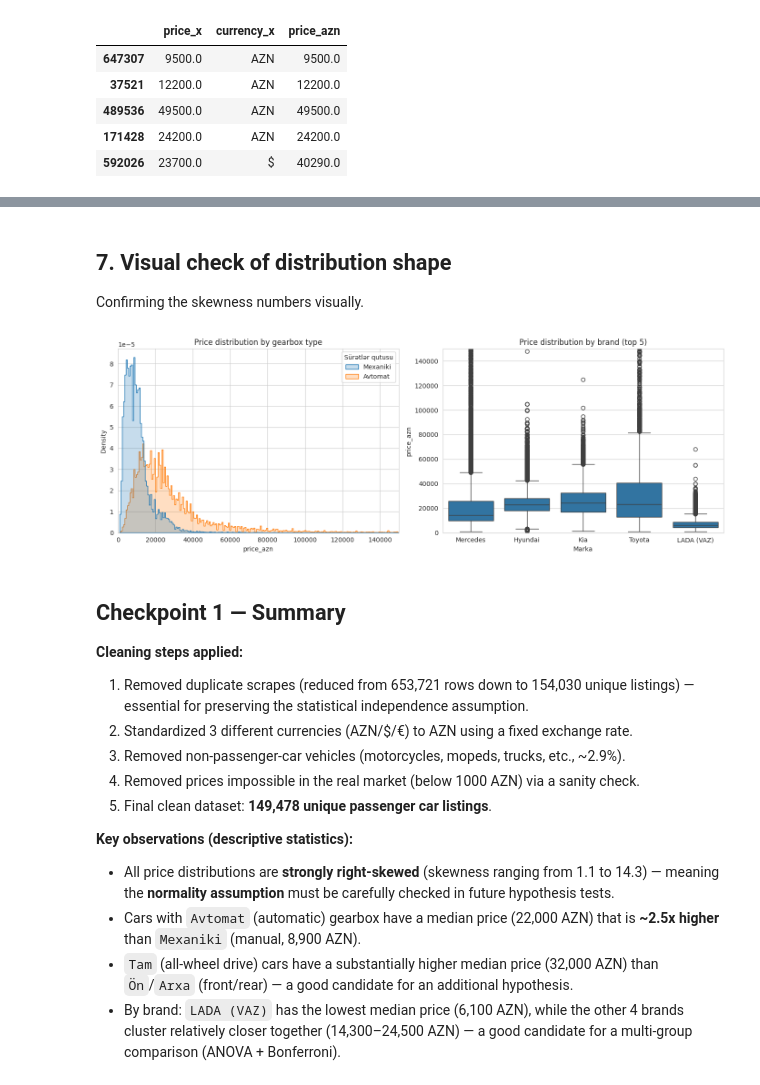
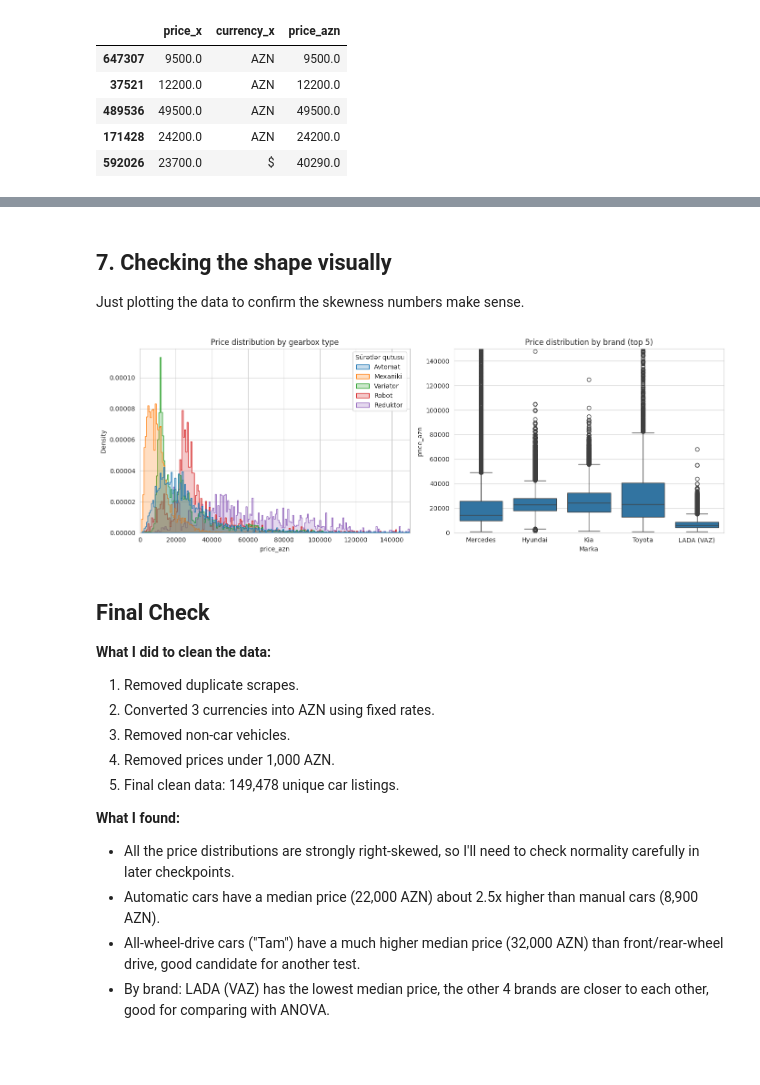
Before and after one commit to SaidaBayramova/DevJoint_DataScience, a Jupyter notebook: Week2_Tasks/Week2_Checkpoint1_Descriptive_Stats.ipynb, the cells around one changed output, grey strips where cells are left out. Drawn from its saved outputs; the diff is of its cells as text; code cells hidden in the pictures; blank space fills up the shorter version.

```diff
--- a/Week2_Tasks/Week2_Checkpoint1_Descriptive_Stats.ipynb
+++ b/Week2_Tasks/Week2_Checkpoint1_Descriptive_Stats.ipynb
@@ -178,42 +229,41 @@ Top 5 most common brands: ['Mercedes', 'Hyundai', 'Kia', 'Toyota', 'LADA (VAZ)']
 # %% [markdown]
-## 7. Visual check of distribution shape
+## 7. Checking the shape visually
 
-Confirming the skewness numbers visually.
+Just plotting the data to confirm the skewness numbers make sense.
 # %%
 import matplotlib.pyplot as plt
 import seaborn as sns
 
 sns.set_style("whitegrid")
 
 fig, axes = plt.subplots(1, 2, figsize=(14, 5))
 
 sns.histplot(data=df_clean, x="price_azn", hue="Sürətlər qutusu",
-             element="step", stat="density", common_norm=False, ax=axes[0],
-             hue_order=["Mexaniki", "Avtomat"] if "Mexaniki" in df_clean["Sürətlər qutusu"].unique() else None)
+             element="step", stat="density", common_norm=False, ax=axes[0])
 axes[0].set_xlim(0, 150000)
 axes[0].set_title("Price distribution by gearbox type")
 
 sns.boxplot(data=df_clean[df_clean["Marka"].isin(top5_brands)], x="Marka", y="price_azn",
             order=top5_brands, ax=axes[1])
 axes[1].set_ylim(0, 150000)
 axes[1].set_title("Price distribution by brand (top 5)")
 
 plt.tight_layout()
 plt.show()
 # %% [output]
-[figure, old version]
+[figure, new version]
 # %% [markdown]
-## Checkpoint 1 — Summary
+## Final Check
 
-**Cleaning steps applied:**
-1. Removed duplicate scrapes (reduced from 653,721 rows down to 154,030 unique listings) — essential for preserving the statistical independence assumption.
-2. Standardized 3 different currencies (AZN/$/€) to AZN using a fixed exchange rate.
-3. Removed non-passenger-car vehicles (motorcycles, mopeds, trucks, etc., ~2.9%).
-4. Removed prices impossible in the real market (below 1000 AZN) via a sanity check.
-5. Final clean dataset: **149,478 unique passenger car listings**.
+**What I did to clean the data:**
+1. Removed duplicate scrapes.
+2. Converted 3 currencies into AZN using fixed rates.
+3. Removed non-car vehicles.
+4. Removed prices under 1,000 AZN.
+5. Final clean data: 149,478 unique car listings.
 
-**Key observations (descriptive statistics):**
-- All price distributions are **strongly right-skewed** (skewness ranging from 1.1 to 14.3) — meaning the **normality assumption** must be carefully checked in future hypothesis tests.
-- Cars with `Avtomat` (automatic) gearbox have a median price (22,000 AZN) that is **~2.5x higher** than `Mexaniki` (manual, 8,900 AZN).
-- `Tam` (all-wheel drive) cars have a substantially higher median price (32,000 AZN) than `Ön`/`Arxa` (front/rear) — a good candidate for an additional hypothesis.
-- By brand: `LADA (VAZ)` has the lowest median price (6,100 AZN), while the other 4 brands cluster relatively closer together (14,300–24,500 AZN) — a good candidate for a multi-group comparison (ANOVA + Bonferroni).
+**What I found:**
+- All the price distributions are strongly right-skewed, so I'll need to check normality carefully in later checkpoints.
+- Automatic cars have a median price (22,000 AZN) about 2.5x higher than manual cars (8,900 AZN).
+- All-wheel-drive cars ("Tam") have a much higher median price (32,000 AZN) than front/rear-wheel drive, good candidate for another test.
+- By brand: LADA (VAZ) has the lowest median price, the other 4 brands are closer to each other, good for comparing with ANOVA.
```
Also changed, not shown: parts of 32 cells of this notebook.
